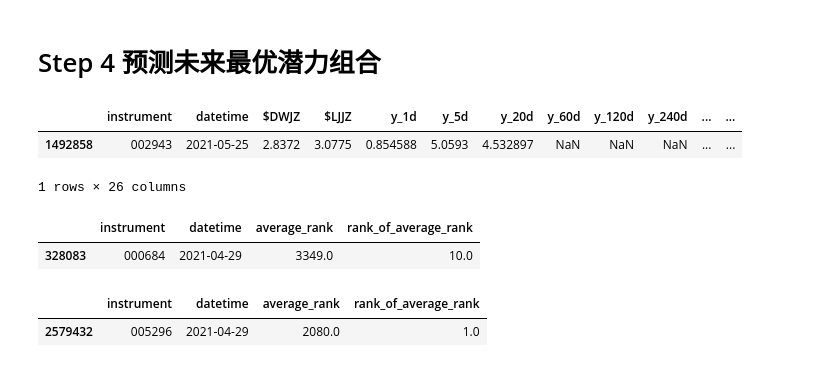
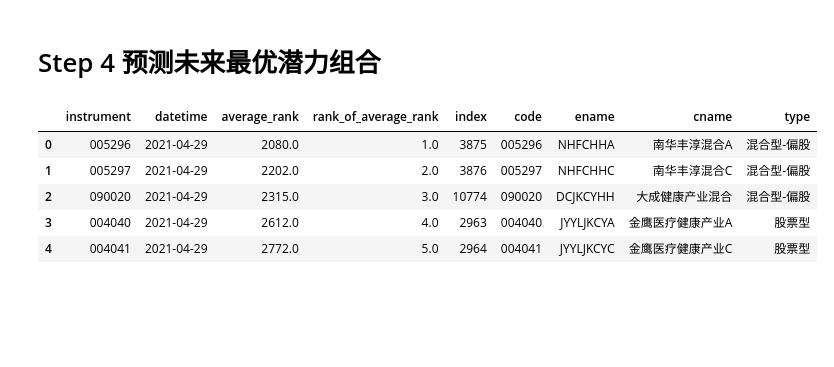
Before and after one commit to JamesWong1234/qlib, a Jupyter notebook: examples/fund-choice.ipynb, the cells around one changed output. Cells and saved outputs as stored; diff of their text form; code cells hidden in the pictures; blank space fills up the shorter version.

```diff
--- a/examples/fund-choice.ipynb
+++ b/examples/fund-choice.ipynb
@@ -271,24 +241,18 @@ nan
 # 定投
 # %% [markdown]
 # Step 4 预测未来最优潜力组合
-# %%
-df_test[(df_test['instrument'] == '002943')&(df_test['datetime'] == '2021-05-25')]
-# %% [output]
-|  | instrument | datetime | $DWJZ | $LJJZ | y_1d | y_5d | y_20d | y_60d | y_120d | y_240d | ... | ... |
-| 1492858 | 002943 | 2021-05-25 | 2.8372 | 3.0775 | 0.854588 | 5.0593 | 4.532897 | NaN | NaN | NaN | ... | ... |
-1 rows × 26 columns
-# %%
-df_test[(df_test['rank_of_average_rank']==10)&(df_test['datetime']=='2021-04-29')][['instrument','datetime','average_rank','rank_of_average_rank']]
-# %% [output]
-|  | instrument | datetime | average_rank | rank_of_average_rank |
-| 328083 | 000684 | 2021-04-29 | 3349.0 | 10.0 |
-# %%
-df_test[(df_test['rank_of_average_rank']==1)&(df_test['datetime']=='2021-04-29')][['instrument','datetime','average_rank','rank_of_average_rank']]
-# %% [output]
-|  | instrument | datetime | average_rank | rank_of_average_rank |
-| 2579432 | 005296 | 2021-04-29 | 2080.0 | 1.0 |
 # %%
+# 根据单月盈利排名选择
 def get_list_by_rank(start_rank,end_rank,date='2021-04-29'):
     df_left = df_test[(df_test['rank_of_average_rank']>=start_rank)&(df_test['rank_of_average_rank']<=end_rank)&(df_test['datetime']==date)][['instrument','datetime','average_rank','rank_of_average_rank']].sort_values(by=['rank_of_average_rank'])
     df_fund_code = read_fund_code_from_DB()
     return pd.merge(df_left, df_fund_code, how='left', left_on='instrument', right_on='code')
+
+get_list_by_rank(1,5, date='2021-04-29')
+# %% [output]
+|  | instrument | datetime | average_rank | rank_of_average_rank | index | code | ename | cname | type |
+| 0 | 005296 | 2021-04-29 | 2080.0 | 1.0 | 3875 | 005296 | NHFCHHA | 南华丰淳混合A | 混合型-偏股 |
+| 1 | 005297 | 2021-04-29 | 2202.0 | 2.0 | 3876 | 005297 | NHFCHHC | 南华丰淳混合C | 混合型-偏股 |
+| 2 | 090020 | 2021-04-29 | 2315.0 | 3.0 | 10774 | 090020 | DCJKCYHH | 大成健康产业混合 | 混合型-偏股 |
+| 3 | 004040 | 2021-04-29 | 2612.0 | 4.0 | 2963 | 004040 | JYYLJKCYA | 金鹰医疗健康产业A | 股票型 |
+| 4 | 004041 | 2021-04-29 | 2772.0 | 5.0 | 2964 | 004041 | JYYLJKCYC | 金鹰医疗健康产业C | 股票型 |
```
Also changed, not shown: parts of 43 cells of this notebook.
